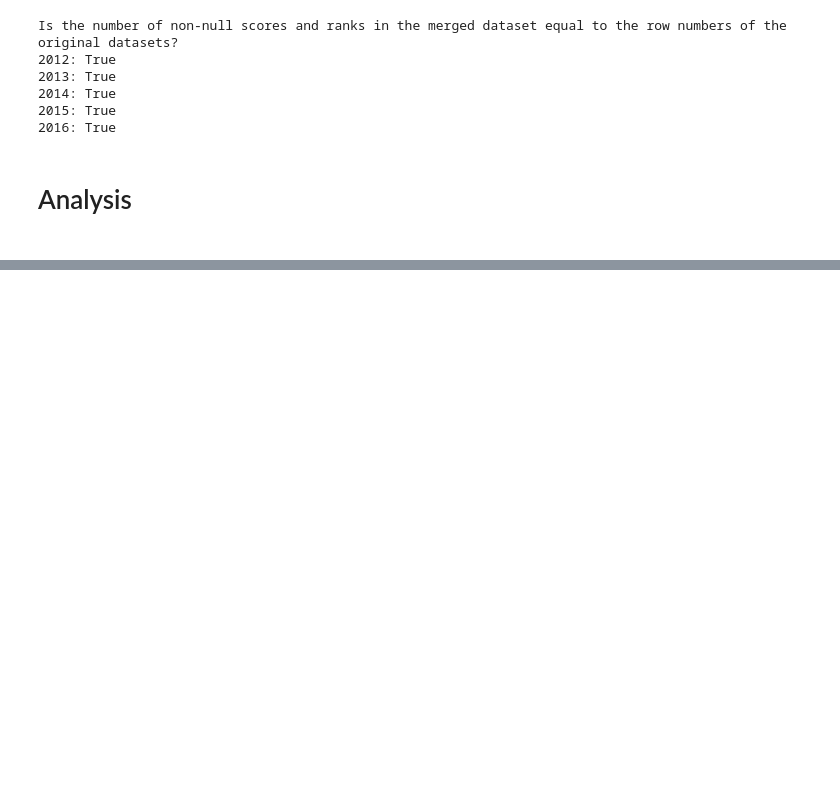
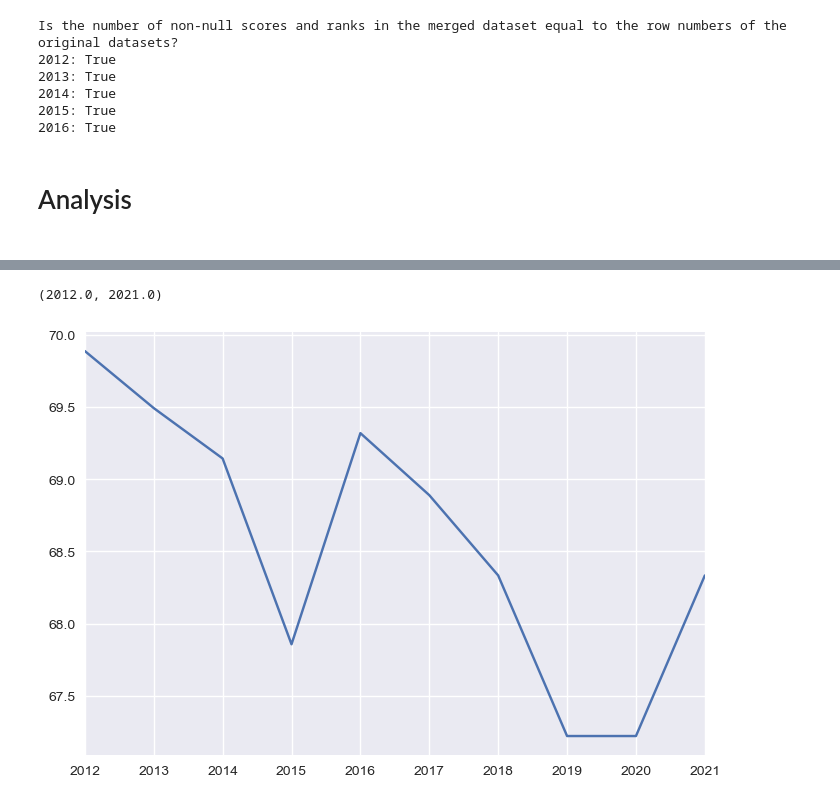
Before and after one commit to wanzulfikri/cpi_analysis, a Jupyter notebook: CPI 2012-2021.ipynb, the cells around one changed output, grey strips where cells are left out. Cells and saved outputs as stored; diff of their text form; code cells hidden in the pictures; blank space fills up the shorter version.

```diff
--- a/CPI 2012-2021.ipynb
+++ b/CPI 2012-2021.ipynb
@@ -855,0 +941,10 @@ plt.xlim(2012,2021)
+# %%
+import numpy as np
+# Let's look at the percentages with CPI score above 50 across the years
+plt.plot(list(bel_50_pct.keys()), list(bel_50_pct.values()))
+# plt.yticks(np.arange(30,33.5,0.5))
+plt.xticks(range(2012,2022))
+plt.xlim((2012,2021))
+# %% [output]
+(2012.0, 2021.0)
+[figure, added]
```
Also changed, not shown: parts of 39 cells of this notebook.
